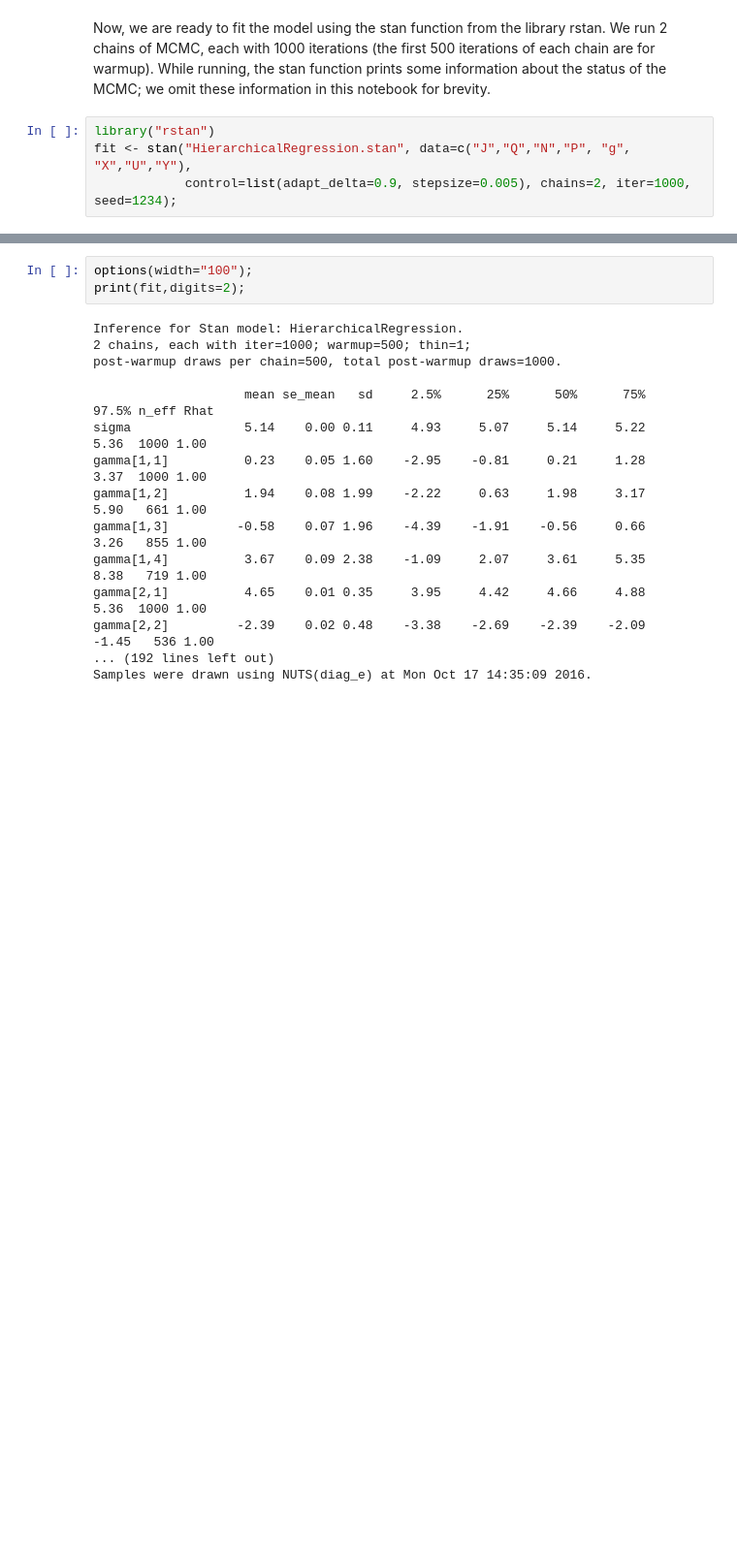
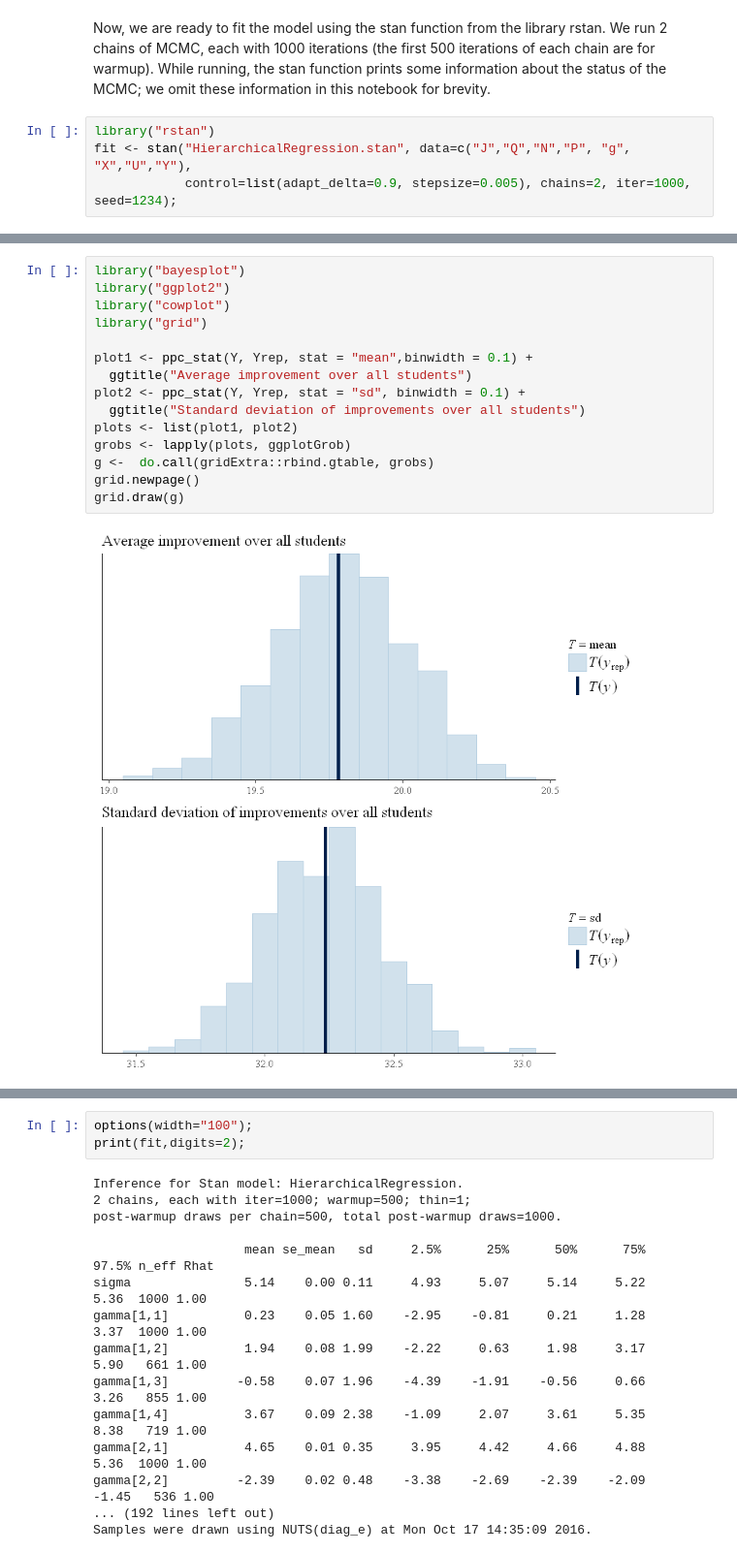
Before and after one commit to milkha/JupyterTest2, a Jupyter notebook: Model.ipynb, the cells around one changed output, grey strips where cells are left out. Shown: that part at 97% size. Saved outputs shown, nothing was run; the diff lists cells and outputs as text; blank space fills up the shorter version.

```diff
--- a/Model.ipynb
+++ b/Model.ipynb
@@ -86,0 +111,17 @@ fit <- stan("HierarchicalRegression.stan", data=c("J","Q","N","P", "g", "X","U",
+# %%
+library("bayesplot")
+library("ggplot2")
+library("cowplot")
+library("grid")
+
+plot1 <- ppc_stat(Y, Yrep, stat = "mean",binwidth = 0.1) +
+  ggtitle("Average improvement over all students")
+plot2 <- ppc_stat(Y, Yrep, stat = "sd", binwidth = 0.1) +
+  ggtitle("Standard deviation of improvements over all students")
+plots <- list(plot1, plot2)
+grobs <- lapply(plots, ggplotGrob)
+g <-  do.call(gridExtra::rbind.gtable, grobs)
+grid.newpage()
+grid.draw(g)
+# %% [output]
+[figure, added]
```
Also changed, not shown: parts of 16 cells of this notebook.
